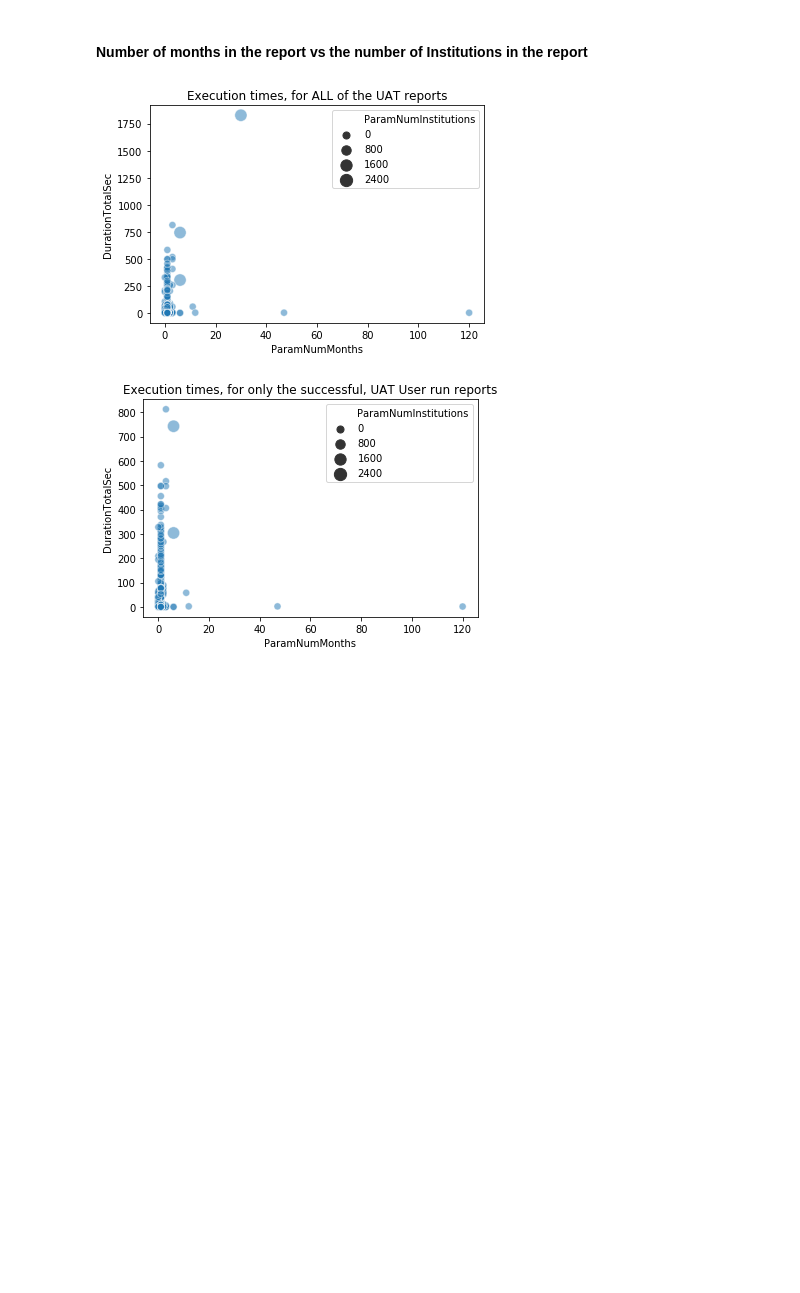
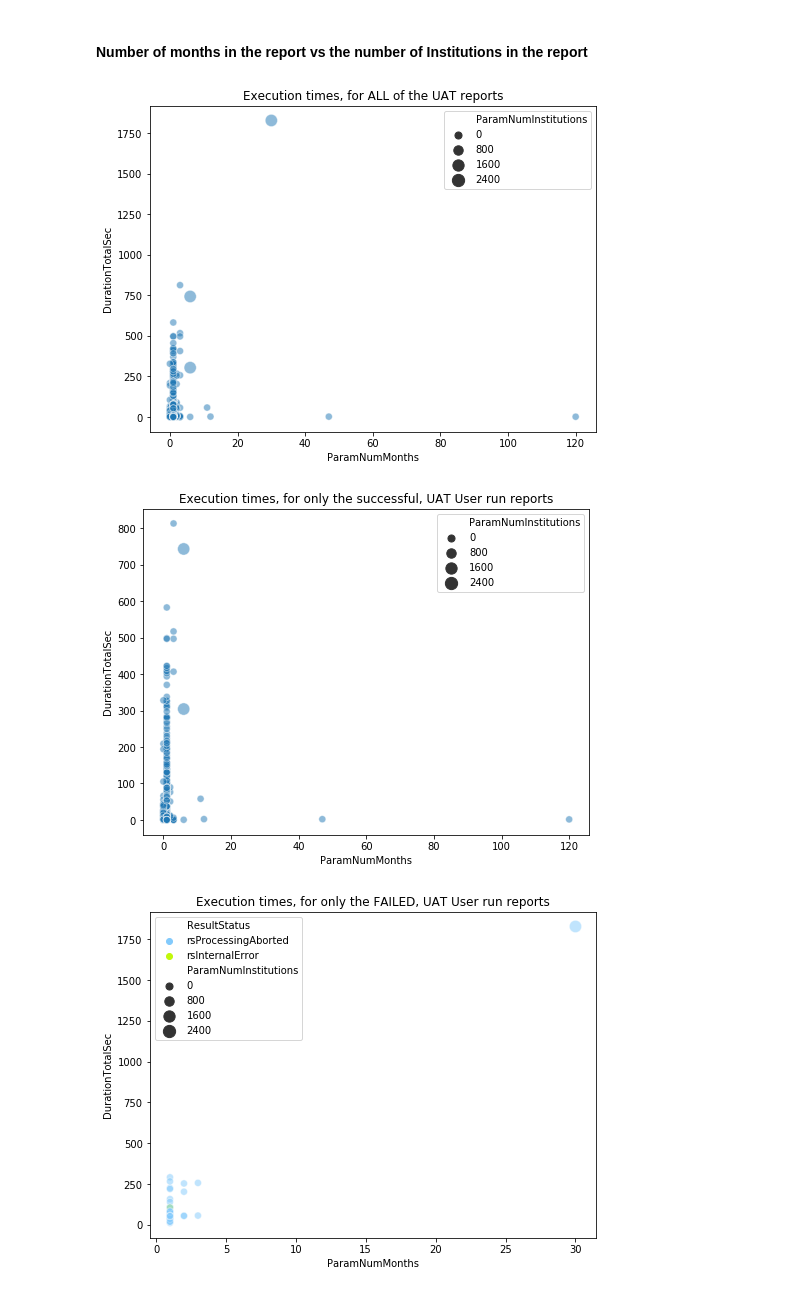
Before and after one commit to themcclure/dare_analytics, a Jupyter notebook: 4 - Duration Analytics.ipynb, the cells around one changed output. Drawn from its saved outputs; the diff is of its cells as text; code cells hidden in the pictures; blank space fills up the shorter version.

```diff
--- a/4 - Duration Analytics.ipynb
+++ b/4 - Duration Analytics.ipynb
@@ -113,0 +101,12 @@ Name: DurationTotalSec, dtype: float64
+# %%
+# build the list of actual UAT users, successful runs
+print("Successful runtimes")
+live_df = uat_df[uat_df['ResultStatus'] == 'rsSuccess']
+live_df = live_df[live_df['Agency'] != 'DARe']
+display(live_df['DurationTotalSec'].describe())
+
+# build the list of actual UAT users, with unsuccessful runs
+print("FAILED runtimes")
+user_fail_df = uat_df[uat_df['ResultStatus'] != 'rsSuccess']
+user_fail_df = user_fail_df[user_fail_df['Agency'] != 'DARe']
+display(user_fail_df['DurationTotalSec'].describe())
@@ -158,13 +177,24 @@ plt.show()
 # %% [markdown]
 #### Number of months in the report vs the number of Institutions in the report
 # %%
+plt.figure(figsize=(8, 6))
 sp = sns.scatterplot(y='DurationTotalSec', x='ParamNumMonths', data=uat_df, alpha=0.5, size='ParamNumInstitutions', sizes=(50,150))
 sp.set_title("Execution times, for ALL of the UAT reports")
 plt.show()
 
+plt.figure(figsize=(8, 6))
 sp = sns.scatterplot(y='DurationTotalSec', x='ParamNumMonths', data=live_df, alpha=0.5, size='ParamNumInstitutions', sizes=(50,150))
 sp.set_title("Execution times, for only the successful, UAT User run reports")
 plt.show()
+
+plt.figure(figsize=(8, 6))
+contrast_palette = sns.xkcd_palette(['sky', 'chartreuse', 'forest green', 'burgundy'])
+this_palette = contrast_palette[:len(user_fail_df['ResultStatus'].unique())]
+sp = sns.scatterplot(y='DurationTotalSec', x='ParamNumMonths', data=user_fail_df, alpha=0.5, hue='ResultStatus',
+                     palette=this_palette, size='ParamNumInstitutions', sizes=(50,150))
+sp.set_title("Execution times, for only the FAILED, UAT User run reports")
+plt.show()
 # %% [output]
-[figure, old version]
+[figure, new version]
-[figure, old version]
+[figure, new version]
+[figure, added]
```
Also changed, not shown: parts of 20 cells of this notebook, 3 other files.
